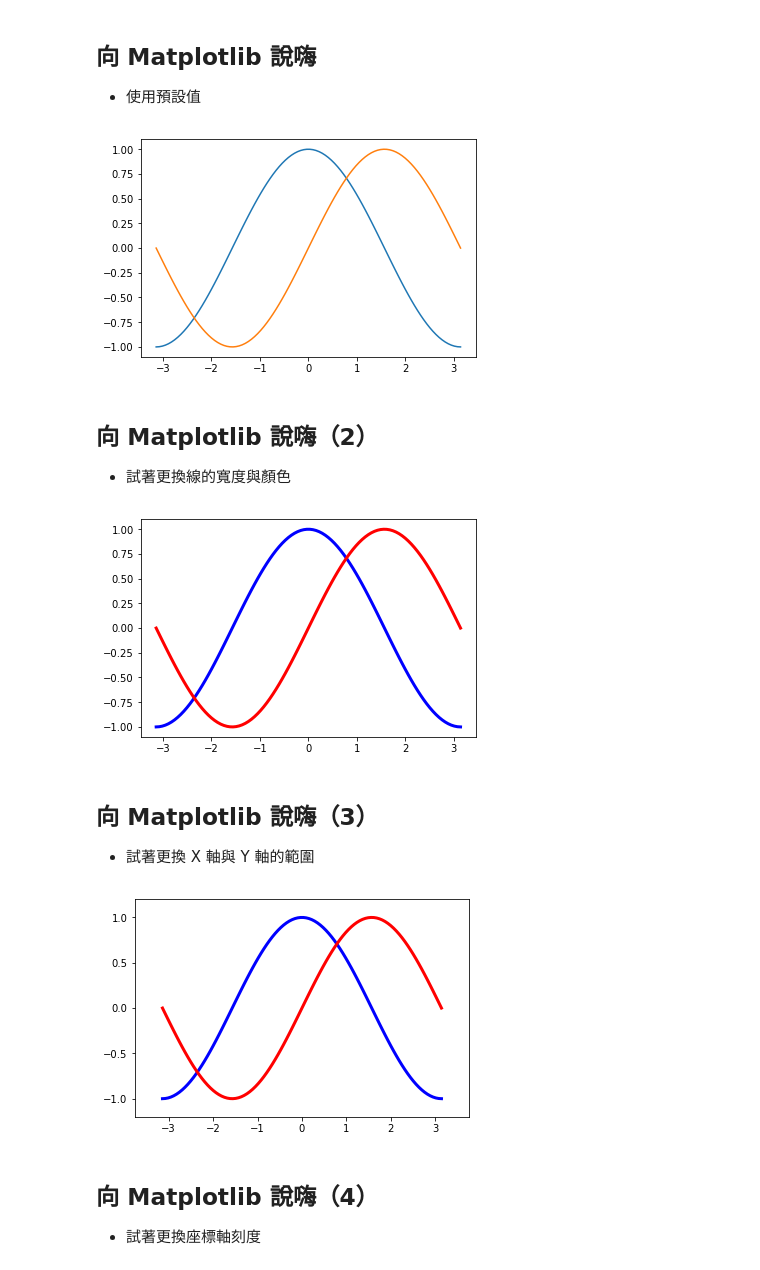
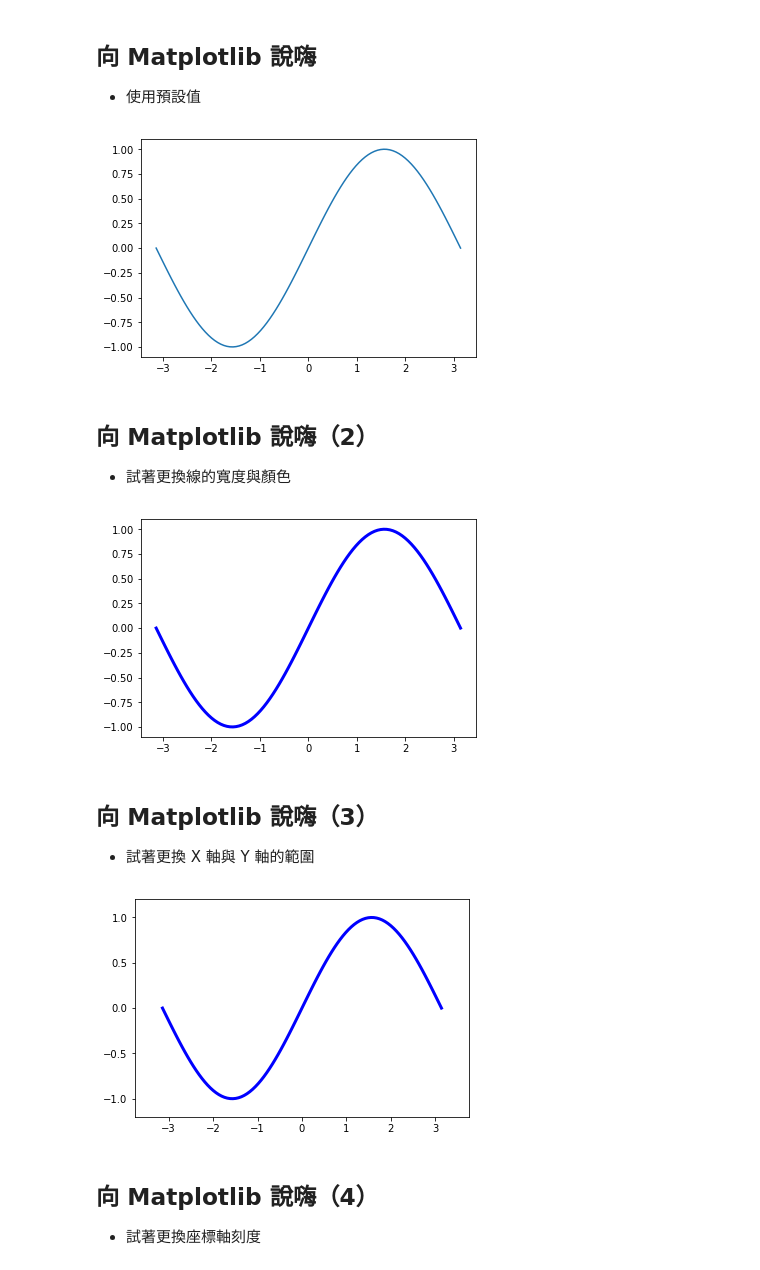
Before and after one commit to yaojenkuo/python_4_ds, a Jupyter notebook: ch10.ipynb, the cells around one changed output. Cells and saved outputs as stored; diff of their text form; code cells hidden in the pictures.

```diff
--- a/ch10.ipynb
+++ b/ch10.ipynb
@@ -34,16 +48,15 @@ import matplotlib.pyplot as plt
 
 # 建立 data
 x = np.linspace(-np.pi, np.pi, 100)
-cos_x, sin_x = np.cos(x), np.sin(x)
+sin_x = np.sin(x)
 
 # 作圖
-plt.plot(x, cos_x)
 plt.plot(x, sin_x)
 
 # 顯示
 plt.show()
 # %% [output]
-[figure, old version]
+[figure, new version]
 # %% [markdown]
 ## 向 Matplotlib 說嗨（2）
 
@@ -51,19 +64,18 @@ plt.show()
 # %%
 import numpy as np
 import matplotlib.pyplot as plt
 
 # 建立 data
 x = np.linspace(-np.pi, np.pi, 100)
-cos_x, sin_x = np.cos(x), np.sin(x)
+sin_x = np.sin(x)
 
 # 作圖
-plt.plot(x, cos_x, color = "blue", linewidth = 3, linestyle = "-")
-plt.plot(x, sin_x, color = "red", linewidth = 3, linestyle = "-")
+plt.plot(x, sin_x, color = "blue", linewidth = 3, linestyle = "-")
 
 # 顯示
 plt.show()
 # %% [output]
-[figure, old version]
+[figure, new version]
 # %% [markdown]
 ## 向 Matplotlib 說嗨（3）
 
@@ -74,18 +86,17 @@ import matplotlib.pyplot as plt
 
 # 建立 data
 x = np.linspace(-np.pi, np.pi, 100)
-cos_x, sin_x = np.cos(x), np.sin(x)
+sin_x = np.sin(x)
 
 # 作圖
-plt.plot(x, cos_x, color = "blue", linewidth = 3, linestyle = "-")
-plt.plot(x, sin_x, color = "red", linewidth = 3, linestyle = "-")
+plt.plot(x, sin_x, color = "blue", linewidth = 3, linestyle = "-")
 plt.xlim(x.min()*1.2, x.max()*1.2)
-plt.ylim(cos_x.min()*1.2, cos_x.max()*1.2)
+plt.ylim(sin_x.min()*1.2, sin_x.max()*1.2)
 
 # 顯示
 plt.show()
 # %% [output]
-[figure, old version]
+[figure, new version]
 # %% [markdown]
 ## 向 Matplotlib 說嗨（4）
 
```
Also changed, not shown: parts of 26 cells of this notebook, 1 other file.
